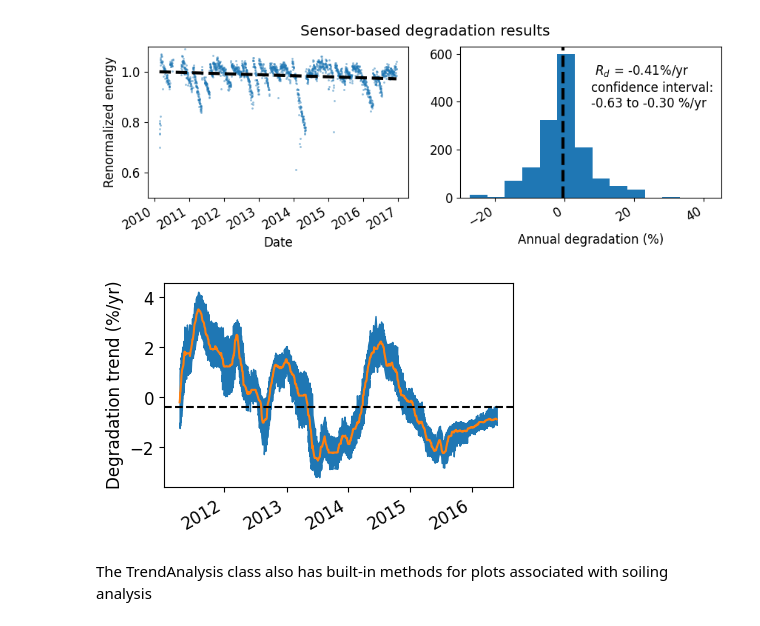
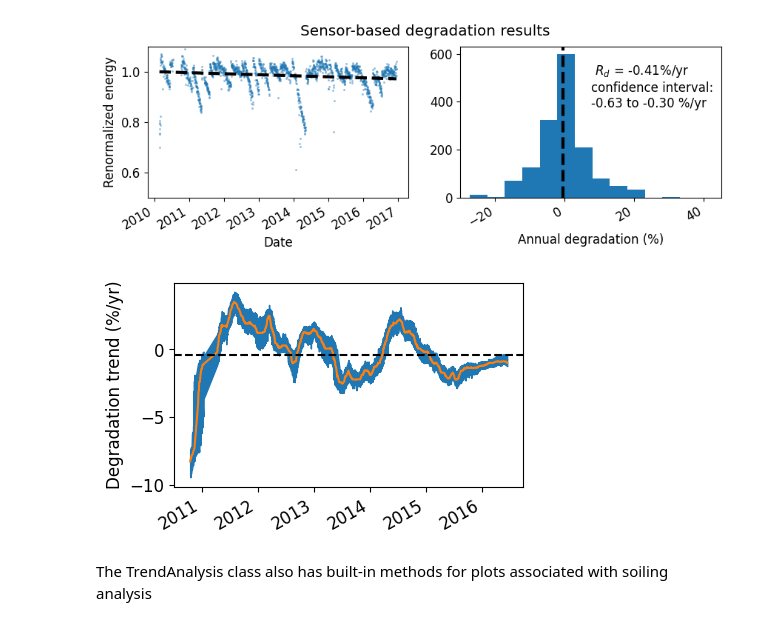
Before and after one commit to NatLabRockies/rdtools, a Jupyter notebook: docs/TrendAnalysis_example.ipynb, the cells around one changed output. Saved outputs shown, nothing was run; the diff lists cells and outputs as text; code cells hidden in the pictures.

```diff
--- a/docs/TrendAnalysis_example.ipynb
+++ b/docs/TrendAnalysis_example.ipynb
@@ -155,10 +155,10 @@ plt.show()
 [figure]
 # %%
 # Plot a time-dependent median (plus confidence interval) of sensor-based degradation results
-fig = ta.plot_degradation_timeseries('sensor', rolling_days=365, center=True)
+fig = ta.plot_degradation_timeseries('sensor', rolling_days=365, center=True, min_periods_divisor=4)
 plt.show()
 # %% [output]
-[figure, old version]
+[figure, new version]
 # %% [markdown]
 The TrendAnalysis class also has built-in methods for plots associated with soiling analysis
 # %%
```
Also changed, not shown: 1 other file.
